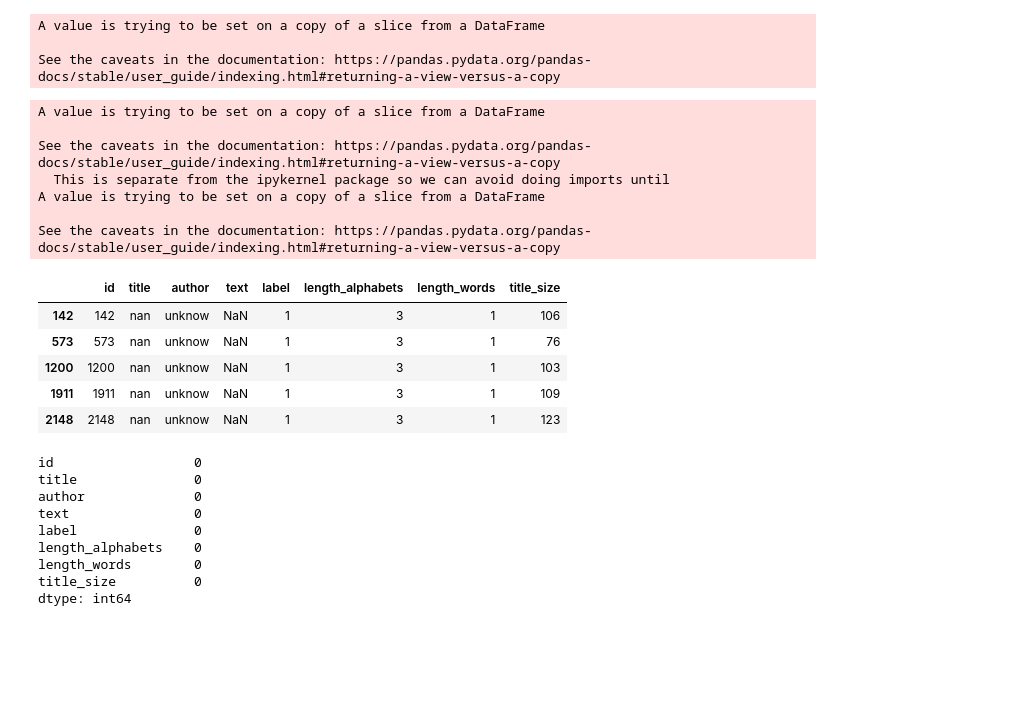
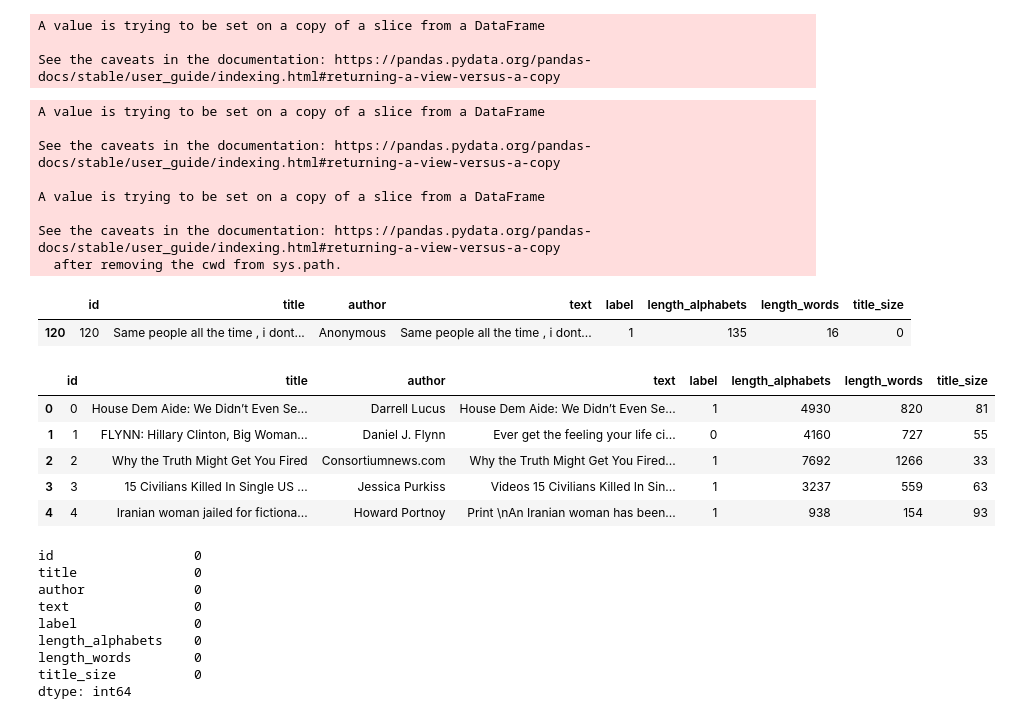
Before and after one commit to jerife/Kaggle, a Jupyter notebook: 06 Fake News.ipynb, the cells around one changed output. Saved outputs shown, nothing was run; the diff lists cells and outputs as text; code cells hidden in the pictures; blank space fills up the shorter version.

```diff
--- a/06 Fake News.ipynb
+++ b/06 Fake News.ipynb
@@ -172,3 +200,6 @@ plt.show()
+# %%
+train_df['text'].fillna("", inplace=True)
+test_df['text'].fillna("", inplace=True)
 # %%
 train_df[train_df['author'].isnull()].head()
 # %% [output]
@@ -179,8 +210,8 @@ train_df[train_df['author'].isnull()].head()
 | 23 | 23 | Massachusetts Cop’s Wife Busted f... | NaN | Massachusetts Cop’s Wife Busted f... | 1 | 2801 | 486 |
 | 31 | 31 | Israel is Becoming Pivotal to Chi... | NaN | Country: Israel While China is si... | 1 | 7050 | 1146 |
 # %%
-train_df['author'] = train_df['author'].fillna('unknow')
-test_df['author'] = test_df['author'].fillna('unknow')
+train_df['author'] = train_df['author'].fillna('unknown')
+test_df['author'] = test_df['author'].fillna('unknown')
 # %%
 train_df[train_df['title'].isnull()].head()
 # %% [output]
@@ -195,8 +226,8 @@ train_df[train_df['title'].isnull()].head()
 train_df['title_size'] = train_df['title'].apply(lambda x: len(str(x)))
 
 # If title size == 3("NAN") then change title size = 0
-title_size_3_index = train_df[train_df['title_size']==3].index
-train_df['title_size'][title_size_3_index] = 0
+train_nan_index = train_df[train_df['title_size']==3].index
+train_df['title_size'][train_nan_index] = 0
 
 train_avg_title_size = int(train_df.value_counts(['title_size']).mean())
 print("train avg_title_size: ",train_avg_title_size)
@@ -222,25 +253,29 @@ A value is trying to be set on a copy of a slice from a DataFrame
 See the caveats in the documentation: https://pandas.pydata.org/pandas-docs/stable/user_guide/indexing.html#returning-a-view-versus-a-copy
 # %%
 #change title "NAN" to text[:98]
-train_nan_index = train_df['title'].isnull().index
 train_df['title'][train_nan_index] = train_df['text'][train_nan_index].apply(lambda x: str(x)[:train_avg_title_size])
 
-test_nan_index = test_df['title'].isnull().index
 test_df['title'][test_nan_index] = test_df['text'][test_nan_index].apply(lambda x: str(x)[:test_avg_title_size])
 # %% [output]
 A value is trying to be set on a copy of a slice from a DataFrame
 
 See the caveats in the documentation: https://pandas.pydata.org/pandas-docs/stable/user_guide/indexing.html#returning-a-view-versus-a-copy
-  This is separate from the ipykernel package so we can avoid doing imports until
+
 A value is trying to be set on a copy of a slice from a DataFrame
 
 See the caveats in the documentation: https://pandas.pydata.org/pandas-docs/stable/user_guide/indexing.html#returning-a-view-versus-a-copy
+  after removing the cwd from sys.path.
+# %%
+train_df[train_df['id']==120]
+# %% [output]
+|  | id | title | author | text | label | length_alphabets | length_words | title_size |
+| 120 | 120 | Same people all the time , i dont... | Anonymous | Same people all the time , i dont... | 1 | 135 | 16 | 0 |
 # %%
-train_df[train_df['text'].isnull()].head()
+train_df.head()
 # %% [output]
 |  | id | title | author | text | label | length_alphabets | length_words | title_size |
-| 142 | 142 | nan | unknow | NaN | 1 | 3 | 1 | 106 |
-| 573 | 573 | nan | unknow | NaN | 1 | 3 | 1 | 76 |
-| 1200 | 1200 | nan | unknow | NaN | 1 | 3 | 1 | 103 |
-| 1911 | 1911 | nan | unknow | NaN | 1 | 3 | 1 | 109 |
-| 2148 | 2148 | nan | unknow | NaN | 1 | 3 | 1 | 123 |
+| 0 | 0 | House Dem Aide: We Didn’t Even Se... | Darrell Lucus | House Dem Aide: We Didn’t Even Se... | 1 | 4930 | 820 | 81 |
+| 1 | 1 | FLYNN: Hillary Clinton, Big Woman... | Daniel J. Flynn | Ever get the feeling your life ci... | 0 | 4160 | 727 | 55 |
+| 2 | 2 | Why the Truth Might Get You Fired | Consortiumnews.com | Why the Truth Might Get You Fired... | 1 | 7692 | 1266 | 33 |
+| 3 | 3 | 15 Civilians Killed In Single US ... | Jessica Purkiss | Videos 15 Civilians Killed In Sin... | 1 | 3237 | 559 | 63 |
+| 4 | 4 | Iranian woman jailed for fictiona... | Howard Portnoy | Print \nAn Iranian woman has been... | 1 | 938 | 154 | 93 |
```
Also changed, not shown: parts of 37 cells of this notebook.
